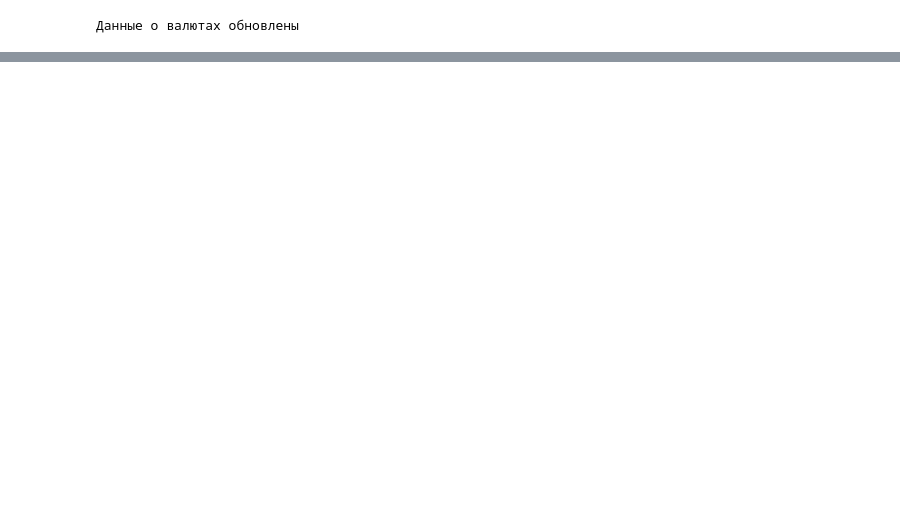
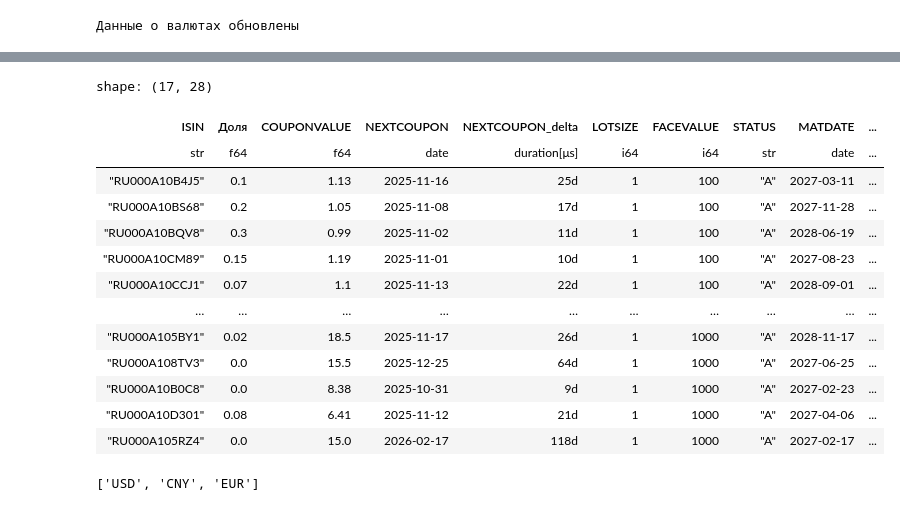
Before and after one commit to blbl-blbl/bonds_portfolio, a Jupyter notebook: bonds.ipynb, the cells around one changed output, grey strips where cells are left out. Drawn from its saved outputs; the diff is of its cells as text; code cells hidden in the pictures; blank space fills up the shorter version.

```diff
--- a/bonds.ipynb
+++ b/bonds.ipynb
@@ -775,0 +839,23 @@ YTM портфеля: 12.68%
+# %%
+df
+# %% [output]
+shape: (17, 28)
+| ISIN | Доля | COUPONVALUE | NEXTCOUPON | NEXTCOUPON_delta | LOTSIZE | FACEVALUE | STATUS | MATDATE | ... |
+| str | f64 | f64 | date | duration[μs] | i64 | i64 | str | date | ... |
+| "RU000A10B4J5" | 0.1 | 1.13 | 2025-11-16 | 25d | 1 | 100 | "A" | 2027-03-11 | ... |
+| "RU000A10BS68" | 0.2 | 1.05 | 2025-11-08 | 17d | 1 | 100 | "A" | 2027-11-28 | ... |
+| "RU000A10BQV8" | 0.3 | 0.99 | 2025-11-02 | 11d | 1 | 100 | "A" | 2028-06-19 | ... |
+| "RU000A10CM89" | 0.15 | 1.19 | 2025-11-01 | 10d | 1 | 100 | "A" | 2027-08-23 | ... |
+| "RU000A10CCJ1" | 0.07 | 1.1 | 2025-11-13 | 22d | 1 | 100 | "A" | 2028-09-01 | ... |
+| … | … | … | … | … | … | … | … | … | ... |
+| "RU000A105BY1" | 0.02 | 18.5 | 2025-11-17 | 26d | 1 | 1000 | "A" | 2028-11-17 | ... |
+| "RU000A108TV3" | 0.0 | 15.5 | 2025-12-25 | 64d | 1 | 1000 | "A" | 2027-06-25 | ... |
+| "RU000A10B0C8" | 0.0 | 8.38 | 2025-10-31 | 9d | 1 | 1000 | "A" | 2027-02-23 | ... |
+| "RU000A10D301" | 0.08 | 6.41 | 2025-11-12 | 21d | 1 | 1000 | "A" | 2027-04-06 | ... |
+| "RU000A105RZ4" | 0.0 | 15.0 | 2026-02-17 | 118d | 1 | 1000 | "A" | 2027-02-17 | ... |
+# %%
+# Уникальные валюты в датафрейме
+unique_currency = df['FACEUNIT'].unique().to_list()
+unique_currency
+# %% [output]
+['USD', 'CNY', 'EUR']
```
Also changed, not shown: parts of 5 cells of this notebook.
